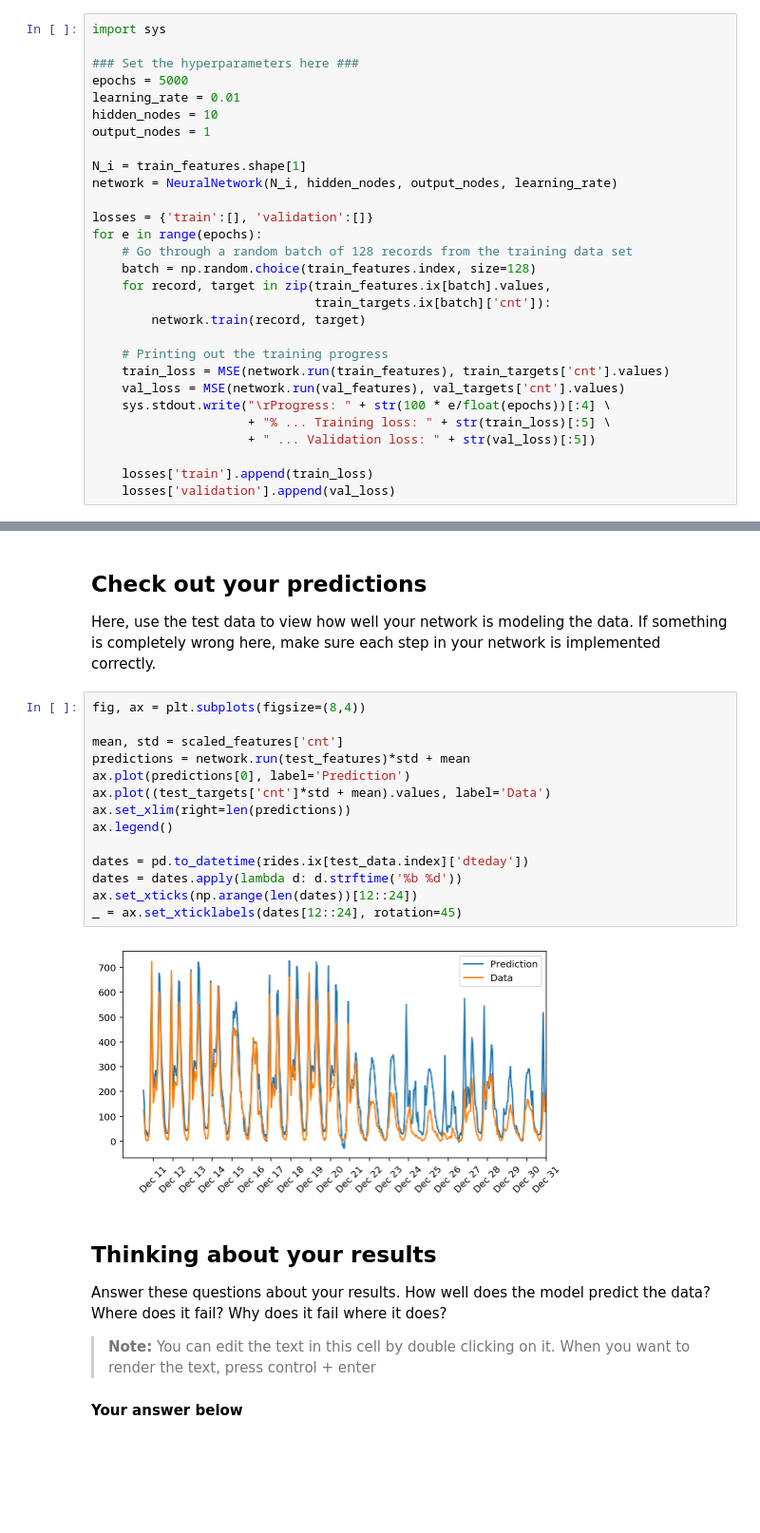
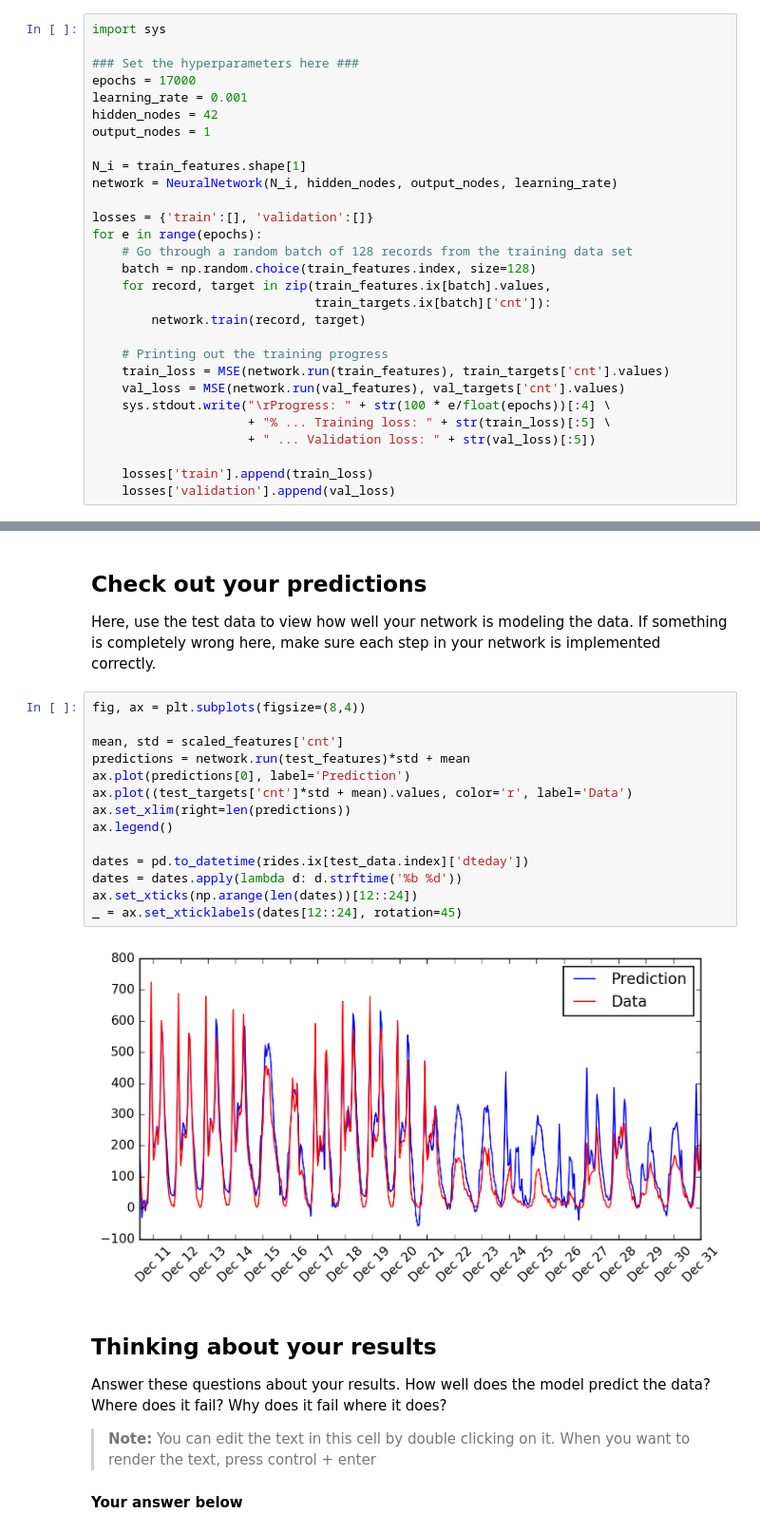
Before and after one commit to ahmetcetin/DL-BikeSharing, a Jupyter notebook: dlnd-your-first-neural-network.ipynb, the cells around one changed output, grey strips where cells are left out. Shown: that part at 95% size. Drawn from its saved outputs; the diff is of its cells as text; blank space fills up the shorter version.

```diff
--- a/dlnd-your-first-neural-network.ipynb
+++ b/dlnd-your-first-neural-network.ipynb
@@ -194,9 +194,9 @@ The more hidden nodes you have, the more accurate predictions the model will mak
 import sys
 
 ### Set the hyperparameters here ###
-epochs = 5000
-learning_rate = 0.01
-hidden_nodes = 10
+epochs = 17000
+learning_rate = 0.001
+hidden_nodes = 42
 output_nodes = 1
 
 N_i = train_features.shape[1]
@@ -236,19 +236,19 @@ Here, use the test data to view how well your network is modeling the data. If s
 # %%
 fig, ax = plt.subplots(figsize=(8,4))
 
 mean, std = scaled_features['cnt']
 predictions = network.run(test_features)*std + mean
 ax.plot(predictions[0], label='Prediction')
-ax.plot((test_targets['cnt']*std + mean).values, label='Data')
+ax.plot((test_targets['cnt']*std + mean).values, color='r', label='Data')
 ax.set_xlim(right=len(predictions))
 ax.legend()
 
 dates = pd.to_datetime(rides.ix[test_data.index]['dteday'])
 dates = dates.apply(lambda d: d.strftime('%b %d'))
 ax.set_xticks(np.arange(len(dates))[12::24])
 _ = ax.set_xticklabels(dates[12::24], rotation=45)
 # %% [output]
-[figure, old version]
+[figure, new version]
 # %% [markdown]
 ## Thinking about your results
 
```
Also changed, not shown: parts of 5 cells of this notebook.
